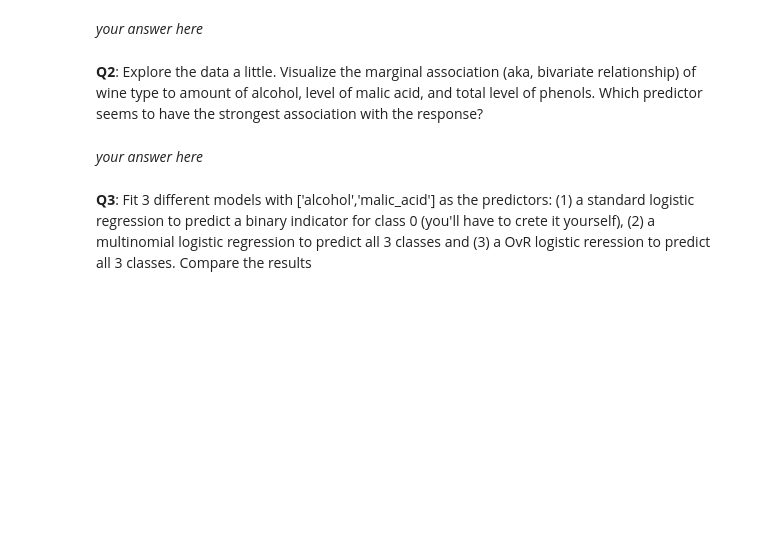
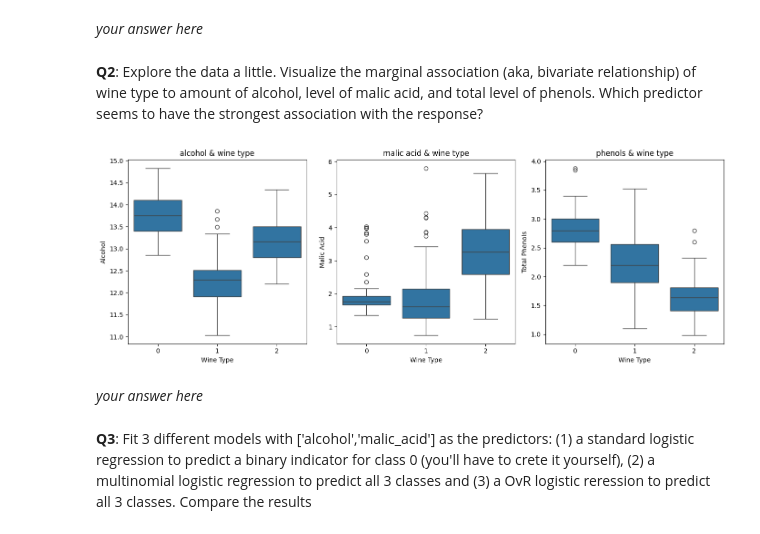
Before and after one commit to MuaazWahid/cs550, a Jupyter notebook: week6/hw/Module6-06-HW.ipynb, the cells around one changed output. Saved outputs shown, nothing was run; the diff lists cells and outputs as text; code cells hidden in the pictures; blank space fills up the shorter version.

```diff
--- a/week6/hw/Module6-06-HW.ipynb
+++ b/week6/hw/Module6-06-HW.ipynb
@@ -66,3 +71,25 @@ X_full.head()
+# %%
+fig, axes = plt.subplots(1, 3, figsize=(14, 5))
+
+sns.boxplot(x=y, y=X_full['alcohol'], ax=axes[0])
+axes[0].set_title("alcohol & wine type")
+axes[0].set_xlabel('Wine Type')
+axes[0].set_ylabel('Alcohol')
+
+sns.boxplot(x=y, y=X_full['malic_acid'], ax=axes[1])
+axes[1].set_title('malic acid & wine type')
+axes[1].set_xlabel('Wine Type')
+axes[1].set_ylabel('Malic Acid')
+
+sns.boxplot(x=y, y=X_full['total_phenols'], ax=axes[2])
+axes[2].set_title("phenols & wine type")
+axes[2].set_xlabel('Wine Type')
+axes[2].set_ylabel('Total Phenols')
+
+plt.tight_layout()
+plt.show()
+# %% [output]
+[figure, added]
 # %% [markdown]
 *your answer here*
 # %% [markdown]
```
Also changed, not shown: parts of 20 cells of this notebook.
